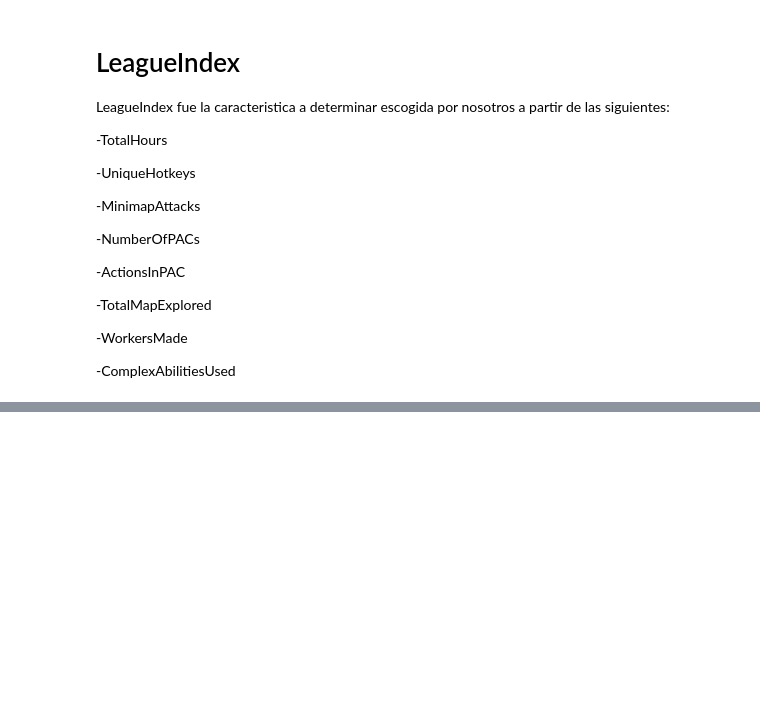
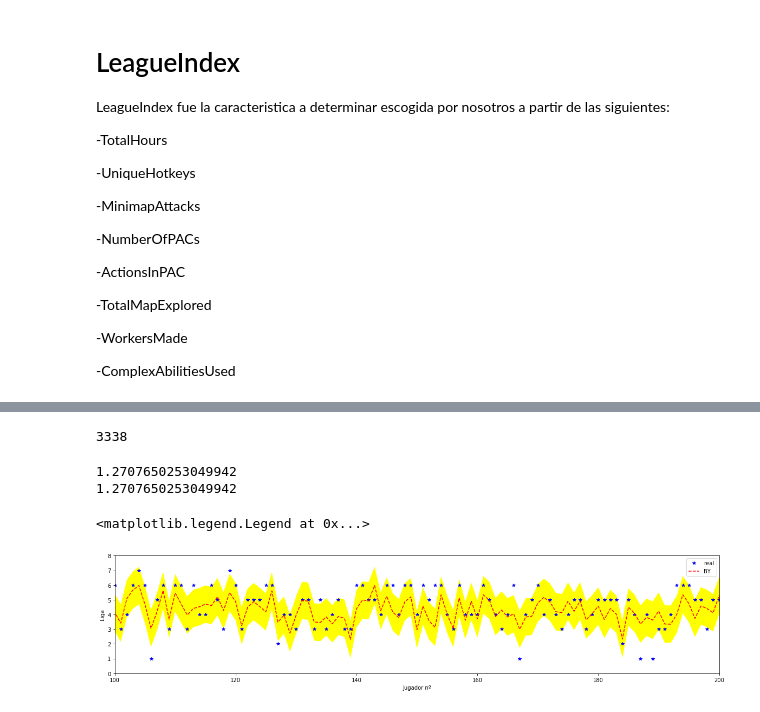
Before and after one commit to AlonsoDiCandia14/Teoria_Informacion, a Jupyter notebook: MP01/MP01.ipynb, the cells around one changed output, grey strips where cells are left out. Cells and saved outputs as stored; diff of their text form; code cells hidden in the pictures; blank space fills up the shorter version.

```diff
--- a/MP01/MP01.ipynb
+++ b/MP01/MP01.ipynb
@@ -120,0 +124,40 @@ plt.axis([100,200, 0, 8])
+# %%
+Sigma_N = 0
+mu_N = 0
+alpha = 0.002
+#beta = beta*2
+Sigma_N = np.linalg.inv(alpha * np.identity(phi.shape[1]) + beta * np.dot(phi_t, phi))
+mu_N = beta * np.dot(Sigma_N, np.dot(phi_t, t))
+# %%
+Y_result = []
+for i in range(len(y)):
+    y_predict = mu_N[0]
+    for j,x in enumerate(X):
+        y_predict = y_predict + mu_N[(j+1)]*float(new_table[x][i])
+    Y_result.append(y_predict)
+print(len(Y_result))
+# %% [output]
+3338
+# %%
+print(b)
+b = 0
+for i in range(len(y)):
+    b = b + (y[i] - Y_result[i])**2
+b = b/len(y)
+print(b)
+x_label = range(0,len(y))
+Y_result = [float(i) for i in Y_result]
+Y_result = np.asarray(Y_result)
+plt.figure(figsize =(20,4))
+plt.plot(x_label,y,'b*',label='real')
+plt.plot(x_label,Y_result,'r--',label='BY')
+plt.fill_between(range(0,len(y)), Y_result-b, Y_result+b, facecolor='yellow')
+plt.axis([100,200, 0, 8])
+plt.xlabel('Jugador nº')
+plt.ylabel('Liga')
+plt.legend()
+# %% [output]
+1.2707650253049942
+1.2707650253049942
+<matplotlib.legend.Legend at 0x...>
+[figure, added]
```
Also changed, not shown: parts of 4 cells of this notebook, 1 other file.
